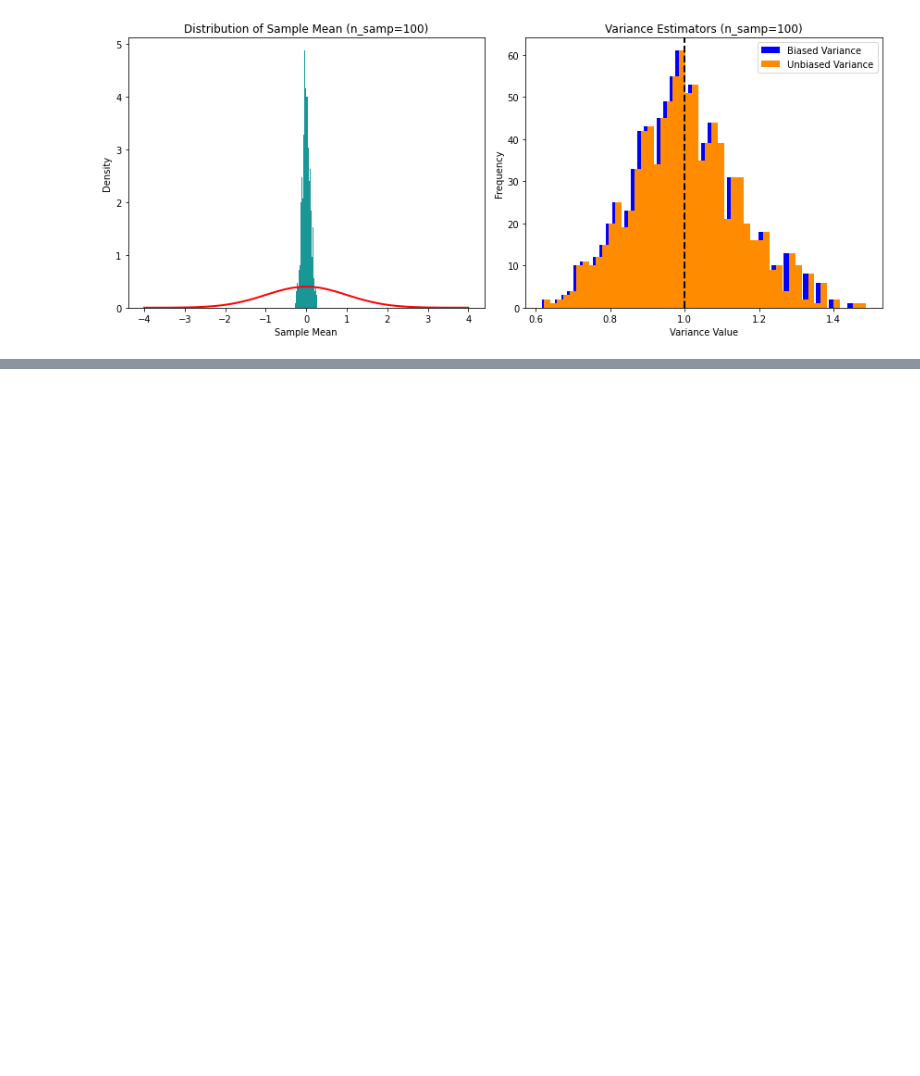
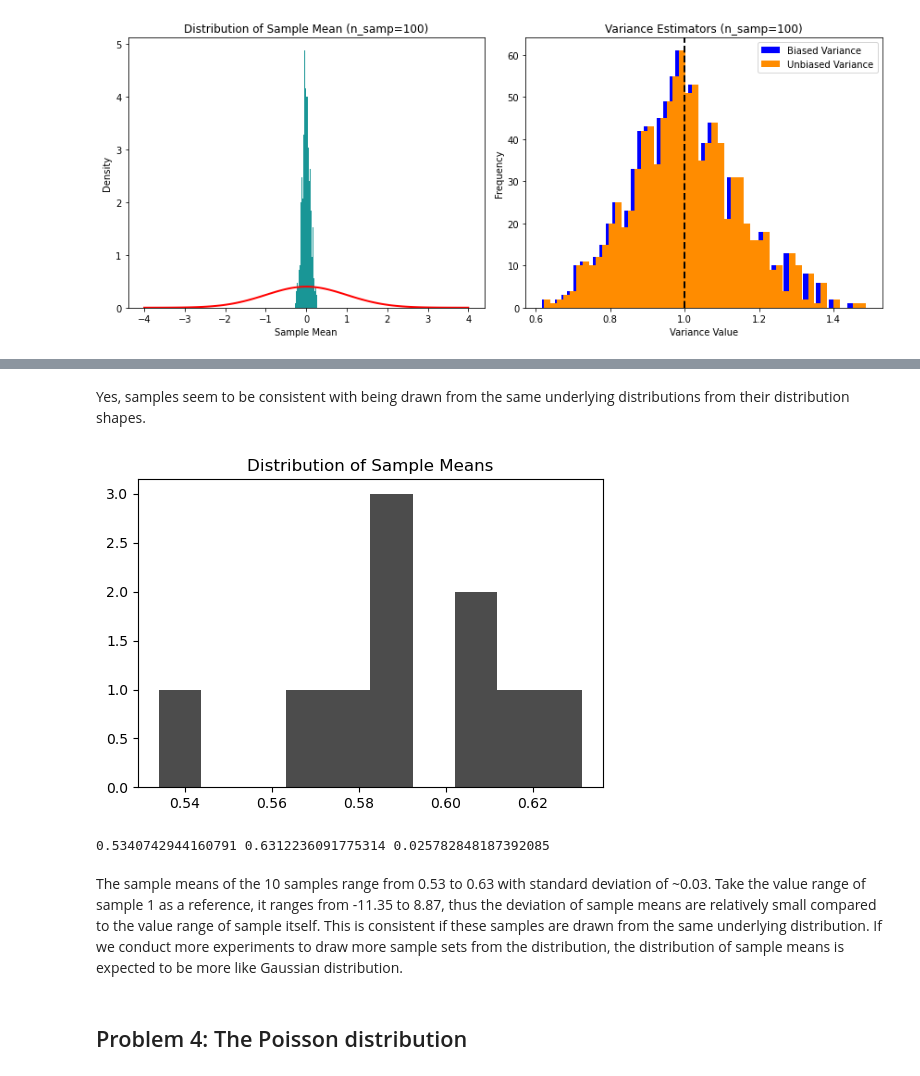
Before and after one commit to dianalopez507/master-bonn-stat-methods, a Jupyter notebook: Ex.3/Final/G08_P03_Majoch_Lopez_Rutul_Zhao.ipynb, the cells around one changed output, grey strips where cells are left out. Drawn from its saved outputs; the diff is of its cells as text; code cells hidden in the pictures; blank space fills up the shorter version.

Commit message:
Update Final Version P03 with problem 3 and 4

```diff
--- a/Ex.3/Final/G08_P03_Majoch_Lopez_Rutul_Zhao.ipynb
+++ b/Ex.3/Final/G08_P03_Majoch_Lopez_Rutul_Zhao.ipynb
@@ -123,0 +275,21 @@ analyze_distribution_and_bias(1000, [10, 100])
+# %% [markdown]
+Yes, samples seem to be consistent with being drawn from the same underlying distributions from their distribution shapes.
+# %%
+# Distribution of sample means
+sample_means = np.zeros(10)
+for i in np.arange(10):
+    sample_means[i] = Sample_analysis(sample_list[i], 'variance_1').mean_est
+
+plt.figure(figsize=(6,4))
+plt.hist(sample_means, alpha=0.7, bins=10, color='k')
+plt.title('Distribution of Sample Means')
+plt.show()
+
+print(np.min(sample_means), np.max(sample_means), np.std(sample_means))
+# %% [output]
+[figure, added]
+0.5340742944160791 0.6312236091775314 0.025782848187392085
+# %% [markdown]
+The sample means of the 10 samples range from 0.53 to 0.63 with standard deviation of ~0.03. Take the value range of sample 1 as a reference, it ranges from -11.35 to 8.87, thus the deviation of sample means are relatively small compared to the value range of sample itself. This is consistent if these samples are drawn from the same underlying distribution. If we conduct more experiments to draw more sample sets from the distribution, the distribution of sample means is expected to be more like Gaussian distribution.
+# %% [markdown]
+## Problem 4: The Poisson distribution
```
Also changed, not shown: parts of 19 cells of this notebook, 11 other files.
